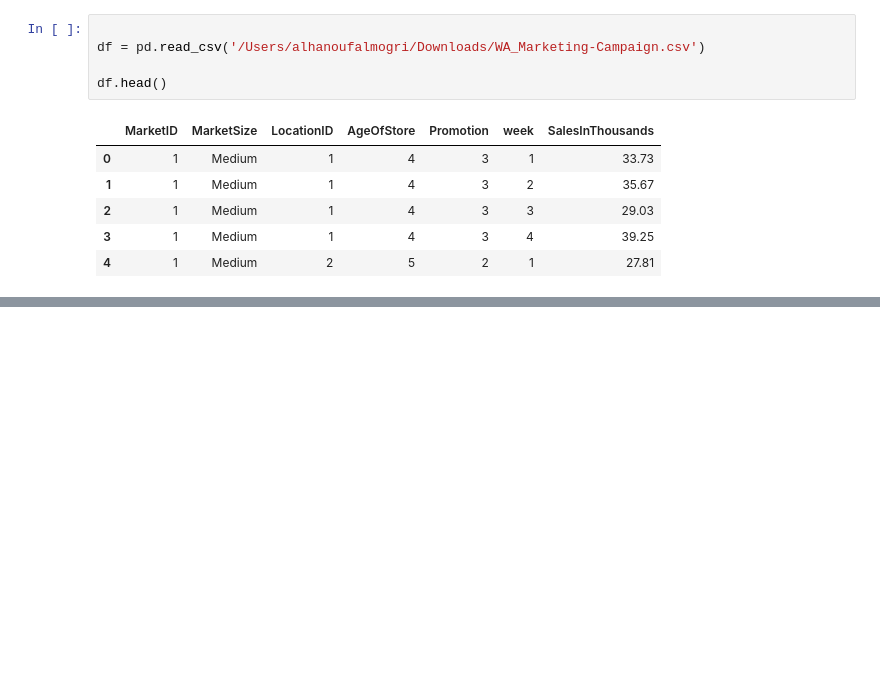
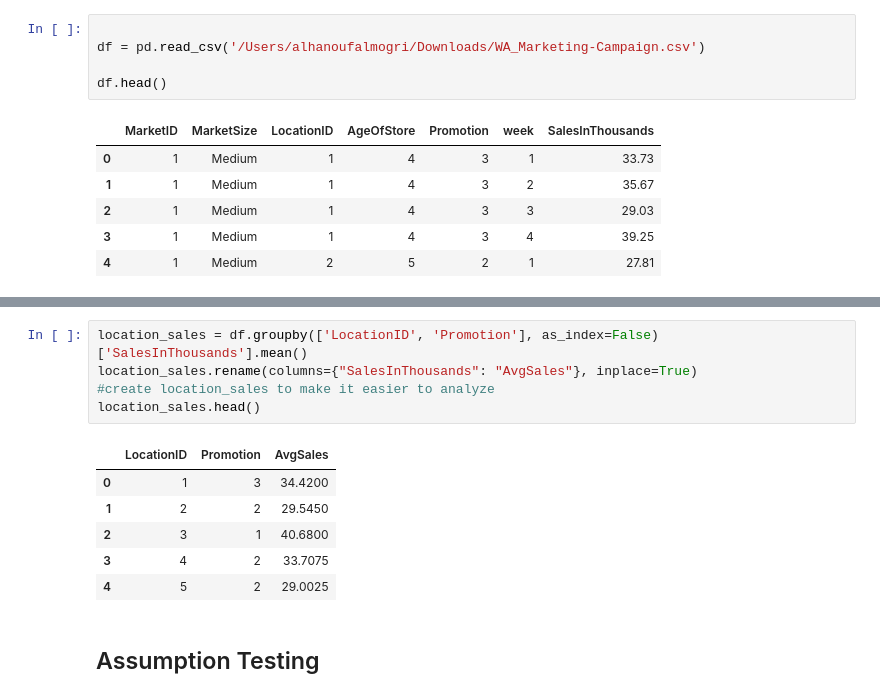
Before and after one commit to hanoufalmogri/python, a Jupyter notebook: student/projects/project 1/Marketing-Camp-Project.ipynb, the cells around one changed output, grey strips where cells are left out. Saved outputs shown, nothing was run; the diff lists cells and outputs as text; blank space fills up the shorter version.

```diff
--- a/student/projects/project 1/Marketing-Camp-Project.ipynb
+++ b/student/projects/project 1/Marketing-Camp-Project.ipynb
@@ -27,0 +101,14 @@ df.head()
+# %%
+location_sales = df.groupby(['LocationID', 'Promotion'], as_index=False)['SalesInThousands'].mean()
+location_sales.rename(columns={"SalesInThousands": "AvgSales"}, inplace=True)
+#create location_sales to make it easier to analyze
+location_sales.head()
+# %% [output]
+|  | LocationID | Promotion | AvgSales |
+| 0 | 1 | 3 | 34.4200 |
+| 1 | 2 | 2 | 29.5450 |
+| 2 | 3 | 1 | 40.6800 |
+| 3 | 4 | 2 | 33.7075 |
+| 4 | 5 | 2 | 29.0025 |
+# %% [markdown]
+## Assumption Testing
```
Also changed, not shown: parts of 26 cells of this notebook.
